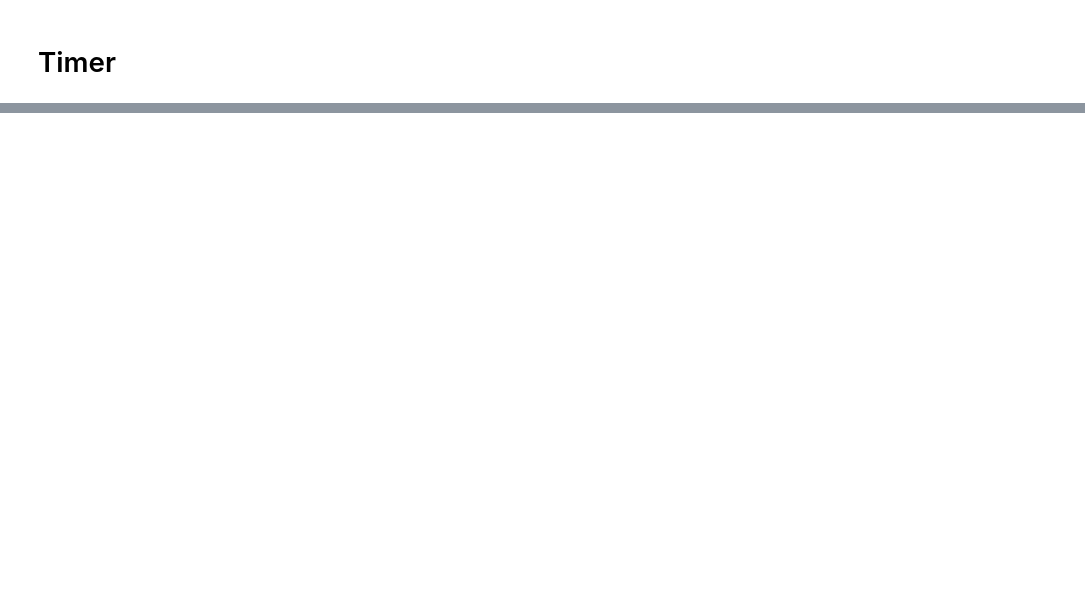
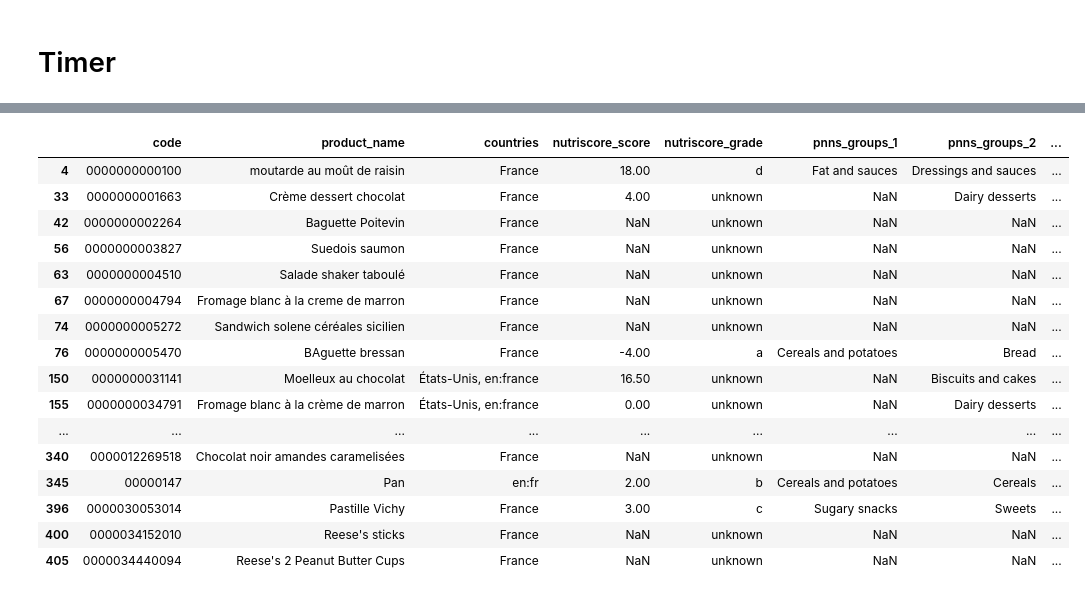
Before and after one commit to Ranack/Datafood, a Jupyter notebook: Foodfact.ipynb, the cells around one changed output, grey strips where cells are left out. Drawn from its saved outputs; the diff is of its cells as text; code cells hidden in the pictures; blank space fills up the shorter version.

```diff
--- a/Foodfact.ipynb
+++ b/Foodfact.ipynb
@@ -501,0 +578,5 @@ df.head(30)
+# %%
+pd.set_option('display.float_format', '{:.2f}'.format)
+
+# Afficher des statistiques descriptives
+print(df.describe())
@@ -501,0 +601,20 @@ df.head(30)
+# %%
+df.head(30)
+# %% [output]
+|  | code | product_name | countries | nutriscore_score | nutriscore_grade | pnns_groups_1 | pnns_groups_2 | ... |
+| 4 | 0000000000100 | moutarde au moût de raisin | France | 18.00 | d | Fat and sauces | Dressings and sauces | ... |
+| 33 | 0000000001663 | Crème dessert chocolat | France | 4.00 | unknown | NaN | Dairy desserts | ... |
+| 42 | 0000000002264 | Baguette Poitevin | France | NaN | unknown | NaN | NaN | ... |
+| 56 | 0000000003827 | Suedois saumon | France | NaN | unknown | NaN | NaN | ... |
+| 63 | 0000000004510 | Salade shaker taboulé | France | NaN | unknown | NaN | NaN | ... |
+| 67 | 0000000004794 | Fromage blanc à la creme de marron | France | NaN | unknown | NaN | NaN | ... |
+| 74 | 0000000005272 | Sandwich solene céréales sicilien | France | NaN | unknown | NaN | NaN | ... |
+| 76 | 0000000005470 | BAguette bressan | France | -4.00 | a | Cereals and potatoes | Bread | ... |
+| 150 | 0000000031141 | Moelleux au chocolat | États-Unis, en:france | 16.50 | unknown | NaN | Biscuits and cakes | ... |
+| 155 | 0000000034791 | Fromage blanc à la crème de marron | États-Unis, en:france | 0.00 | unknown | NaN | Dairy desserts | ... |
+| ... | ... | ... | ... | ... | ... | ... | ... | ... |
+| 340 | 0000012269518 | Chocolat noir amandes caramelisées | France | NaN | unknown | NaN | NaN | ... |
+| 345 | 00000147 | Pan | en:fr | 2.00 | b | Cereals and potatoes | Cereals | ... |
+| 396 | 0000030053014 | Pastille Vichy | France | 3.00 | c | Sugary snacks | Sweets | ... |
+| 400 | 0000034152010 | Reese's sticks | France | NaN | unknown | NaN | NaN | ... |
+| 405 | 0000034440094 | Reese's 2 Peanut Butter Cups | France | NaN | unknown | NaN | NaN | ... |
```
Also changed, not shown: parts of 13 cells of this notebook.
